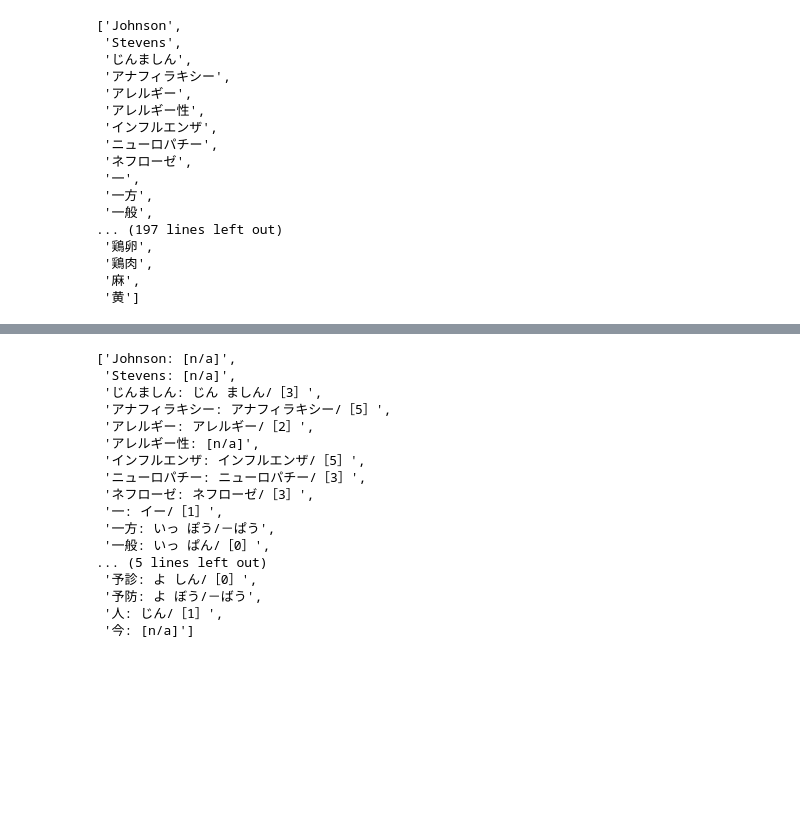
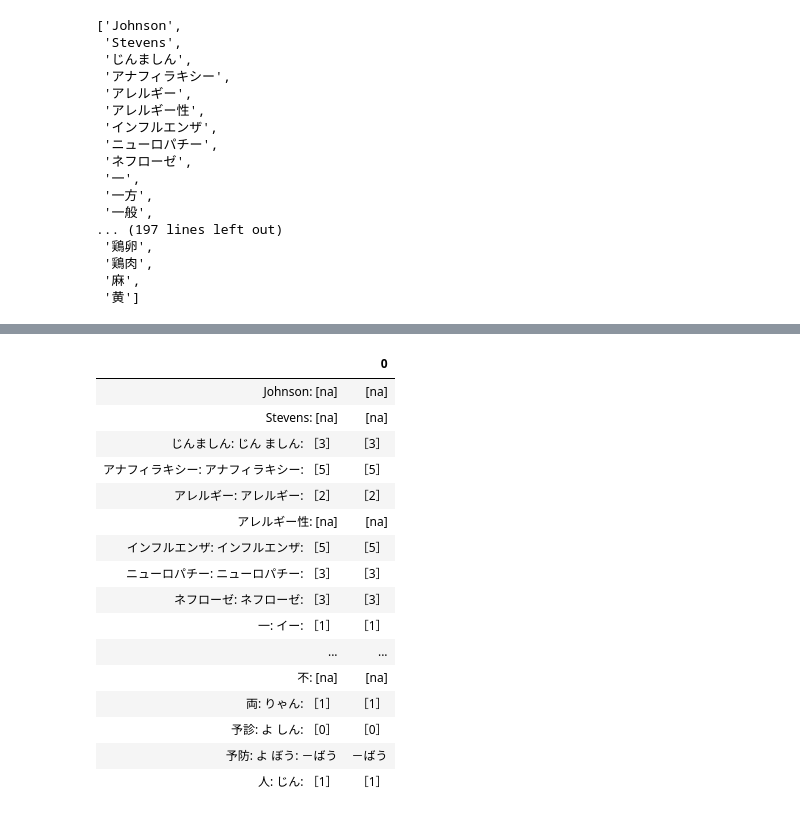
Before and after one commit to raylauxes/Japanese-Vocabulary-Generator, a Jupyter notebook: Crawler.ipynb, the cells around one changed output, grey strips where cells are left out. Drawn from its saved outputs; the diff is of its cells as text; code cells hidden in the pictures; blank space fills up the shorter version.

```diff
--- a/Crawler.ipynb
+++ b/Crawler.ipynb
@@ -478,8 +335,9 @@ def get_jp_stress(vocab_list):
     search_string = vocab_list
 
     stress_list =[]
+    stress_list_with_word =[]
     for word in vocab_list:
-        if len(stress_list) <= 20:
+        if len(stress_list) <= 300:
             #print(stress_list)
             try:
                 search_site = "https://www.weblio.jp/content/"
@@ -495,17 +353,16 @@ def get_jp_stress(vocab_list):
 
                 furigana = result_furigana.text
                 word_stress = result_stress.text
-                if any(i.isdigit() for i in word_stress) == True:
-                    word_stress = word_stress.replace("[", "")
-                    word_stress = word_stress.replace("]", "")
+#                 if any(i.isdigit() for i in word_stress) == True:
+#                     word_stress = word_stress.replace("[", "")
+#                     word_stress = word_stress.replace("]", "")
+                stress_list.append(word_stress)
+                stress_list_with_word.append(word + ": " + furigana + ": " + word_stress)
+            except:
+                stress_list.append("[na]")
+                stress_list_with_word.append(word + ": " + "[na]")
 
-
-
-                stress_list.append(word + ": " + furigana + "/" + word_stress)
-            except:
-                stress_list.append(word + ": " + "[na]")
-
-    return stress_list
+    return stress_list, stress_list_with_word
 
 dic_result = get_jp_stress(list_of_words)
 dic_result
@@ -530,34 +387,24 @@ dic_result
-# %%
-dic_result
-
-for index, element in enumerate(dic_result):
-    dic_result[index].replace("/", ";")
-
-dic_result
-
-# for i in dic_result:
-#     pos_of_open_bracket = i.find("[")
-#     pos_of_close_bracket = i.find("]")
-
-#     print(i )
-#     print(pos_of_open_bracket)
-#     print(pos_of_close_bracket+1)
-# %% [output]
-['Johnson: [n/a]',
- 'Stevens: [n/a]',
- 'じんましん: じん ましん/［3］',
- 'アナフィラキシー: アナフィラキシー/［5］',
- 'アレルギー: アレルギー/［2］',
- 'アレルギー性: [n/a]',
- 'インフルエンザ: インフルエンザ/［5］',
- 'ニューロパチー: ニューロパチー/［3］',
- 'ネフローゼ: ネフローゼ/［3］',
- '一: イー/［1］',
- '一方: いっ ぽう/－ぱう',
- '一般: いっ ぱん/［0］',
-... (5 lines left out)
- '予診: よ しん/［0］',
- '予防: よ ぼう/－ばう',
- '人: じん/［1］',
- '今: [n/a]']
+# %%
+dic_result
+df = pd.DataFrame(dic_result[0], dic_result[1])
+
+df.iloc[0:20,:]
+# %% [output]
+|  | 0 |
+| Johnson: [na] | [na] |
+| Stevens: [na] | [na] |
+| じんましん: じん ましん: ［3］ | ［3］ |
+| アナフィラキシー: アナフィラキシー: ［5］ | ［5］ |
+| アレルギー: アレルギー: ［2］ | ［2］ |
+| アレルギー性: [na] | [na] |
+| インフルエンザ: インフルエンザ: ［5］ | ［5］ |
+| ニューロパチー: ニューロパチー: ［3］ | ［3］ |
+| ネフローゼ: ネフローゼ: ［3］ | ［3］ |
+| 一: イー: ［1］ | ［1］ |
+| ... | ... |
+| 不: [na] | [na] |
+| 両: りゃん: ［1］ | ［1］ |
+| 予診: よ しん: ［0］ | ［0］ |
+| 予防: よ ぼう: －ばう | －ばう |
+| 人: じん: ［1］ | ［1］ |
 # %%
```
Also changed, not shown: parts of 6 cells of this notebook.
